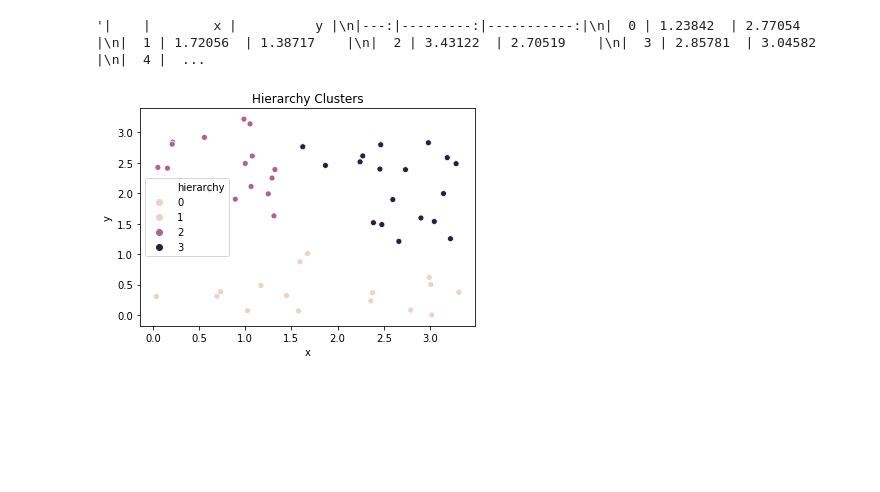
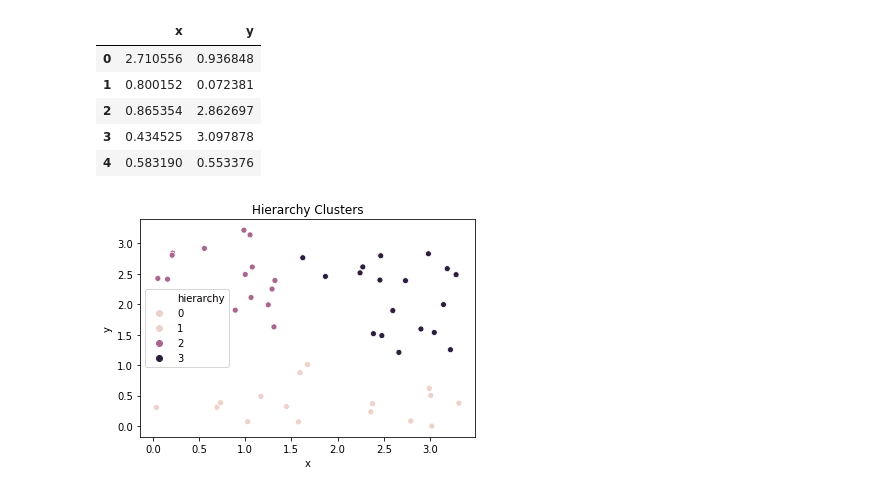
Before and after one commit to VictorCalderon/data-snippets, a Jupyter notebook: MachineLearning/UnsupervisedML.ipynb, the cells around one changed output. Drawn from its saved outputs; the diff is of its cells as text; code cells hidden in the pictures; blank space fills up the shorter version.

Commit message:
markdown off

```diff
--- a/MachineLearning/UnsupervisedML.ipynb
+++ b/MachineLearning/UnsupervisedML.ipynb
@@ -14,13 +14,18 @@ import timeit
 # %%
 # Generate Random Data
 x_coord = whiten(np.random.rand(50) * 10)
 y_coord = whiten(np.random.rand(50) * 10)
 
 # Build DataFrame
 df = pd.DataFrame({'x': x_coord, 'y': y_coord})
-df.to_markdown()
+df.head()
 # %% [output]
-'|    |        x |          y |\n|---:|---------:|-----------:|\n|  0 | 1.23842  | 2.77054    |\n|  1 | 1.72056  | 1.38717    |\n|  2 | 3.43122  | 2.70519    |\n|  3 | 2.85781  | 3.04582    |\n|  4 |  ...
+|  | x | y |
+| 0 | 2.710556 | 0.936848 |
+| 1 | 0.800152 | 0.072381 |
+| 2 | 0.865354 | 2.862697 |
+| 3 | 0.434525 | 3.097878 |
+| 4 | 0.583190 | 0.553376 |
 # %%
 # Calculate linkage matrix with 'ward' method
 distance_matrix = linkage(df, method='ward')
```
Also changed, not shown: parts of 1 cell of this notebook.
